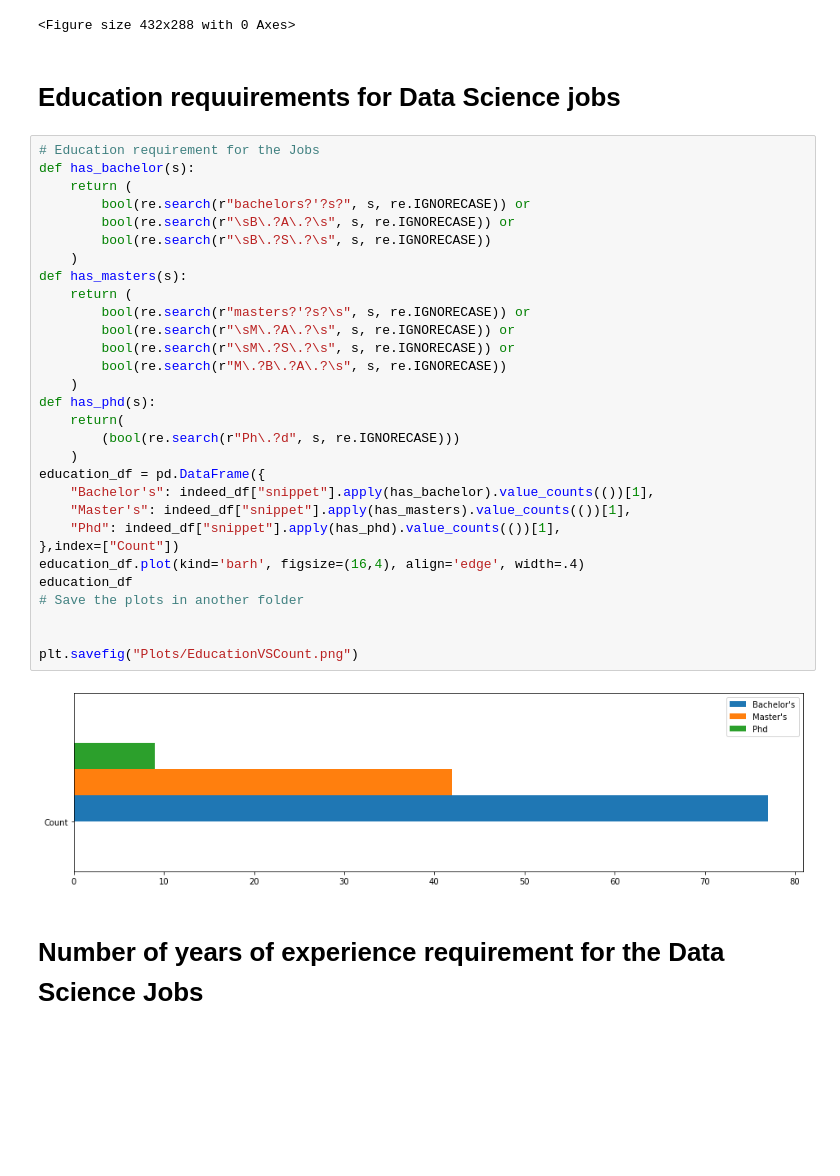
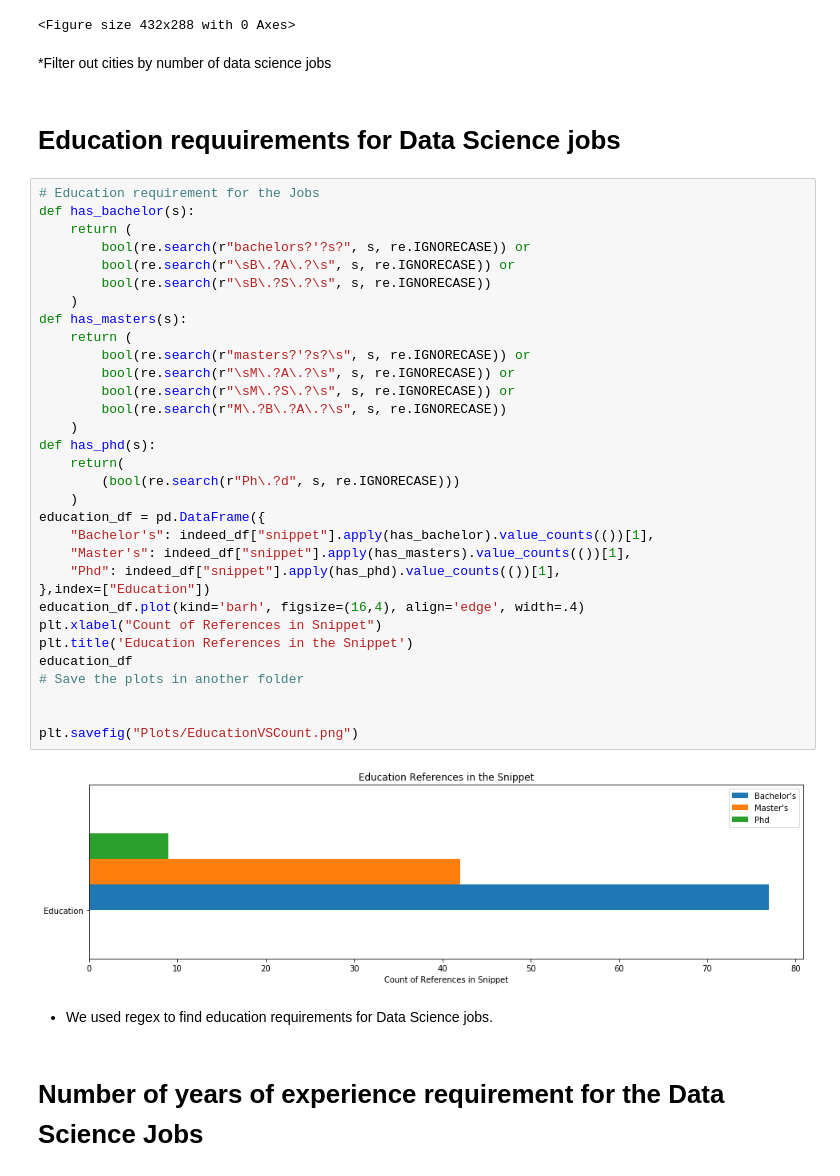
Before and after one commit to look4parul/Project1_PPDR-Consultants, a Jupyter notebook: JobMarketAnalysis/indeed_data_analysis.ipynb, the cells around one changed output. Saved outputs shown, nothing was run; the diff lists cells and outputs as text; blank space fills up the shorter version.

```diff
--- a/JobMarketAnalysis/indeed_data_analysis.ipynb
+++ b/JobMarketAnalysis/indeed_data_analysis.ipynb
@@ -247,40 +253,46 @@ plt.savefig("Plots/CitiesVsCOLI.png")
 # %% [output]
 [figure]
 <Figure size 432x288 with 0 Axes>
+# %% [markdown]
+*Filter out cities by number of data science jobs
 # %% [markdown]
 # Education requuirements for Data Science jobs
 # %%
 # Education requirement for the Jobs
 def has_bachelor(s):
     return (
         bool(re.search(r"bachelors?'?s?", s, re.IGNORECASE)) or
         bool(re.search(r"\sB\.?A\.?\s", s, re.IGNORECASE)) or
         bool(re.search(r"\sB\.?S\.?\s", s, re.IGNORECASE))
     )
 def has_masters(s):
     return (
         bool(re.search(r"masters?'?s?\s", s, re.IGNORECASE)) or
         bool(re.search(r"\sM\.?A\.?\s", s, re.IGNORECASE)) or
         bool(re.search(r"\sM\.?S\.?\s", s, re.IGNORECASE)) or
         bool(re.search(r"M\.?B\.?A\.?\s", s, re.IGNORECASE))
     )
 def has_phd(s):
     return(
         (bool(re.search(r"Ph\.?d", s, re.IGNORECASE)))
     )
 education_df = pd.DataFrame({
     "Bachelor's": indeed_df["snippet"].apply(has_bachelor).value_counts(())[1],
     "Master's": indeed_df["snippet"].apply(has_masters).value_counts(())[1],
     "Phd": indeed_df["snippet"].apply(has_phd).value_counts(())[1],
-},index=["Count"])
+},index=["Education"])
 education_df.plot(kind='barh', figsize=(16,4), align='edge', width=.4)
+plt.xlabel("Count of References in Snippet")
+plt.title('Education References in the Snippet')
 education_df
 # Save the plots in another folder
 
 
 plt.savefig("Plots/EducationVSCount.png")
 # %% [output]
-[figure, old version]
+[figure, new version]
+# %% [markdown]
+* We used regex to find education requirements for Data Science jobs.
 # %% [markdown]
 # Number of years of experience requirement for the Data Science Jobs
 # %%
```
Also changed, not shown: parts of 7 cells of this notebook.
